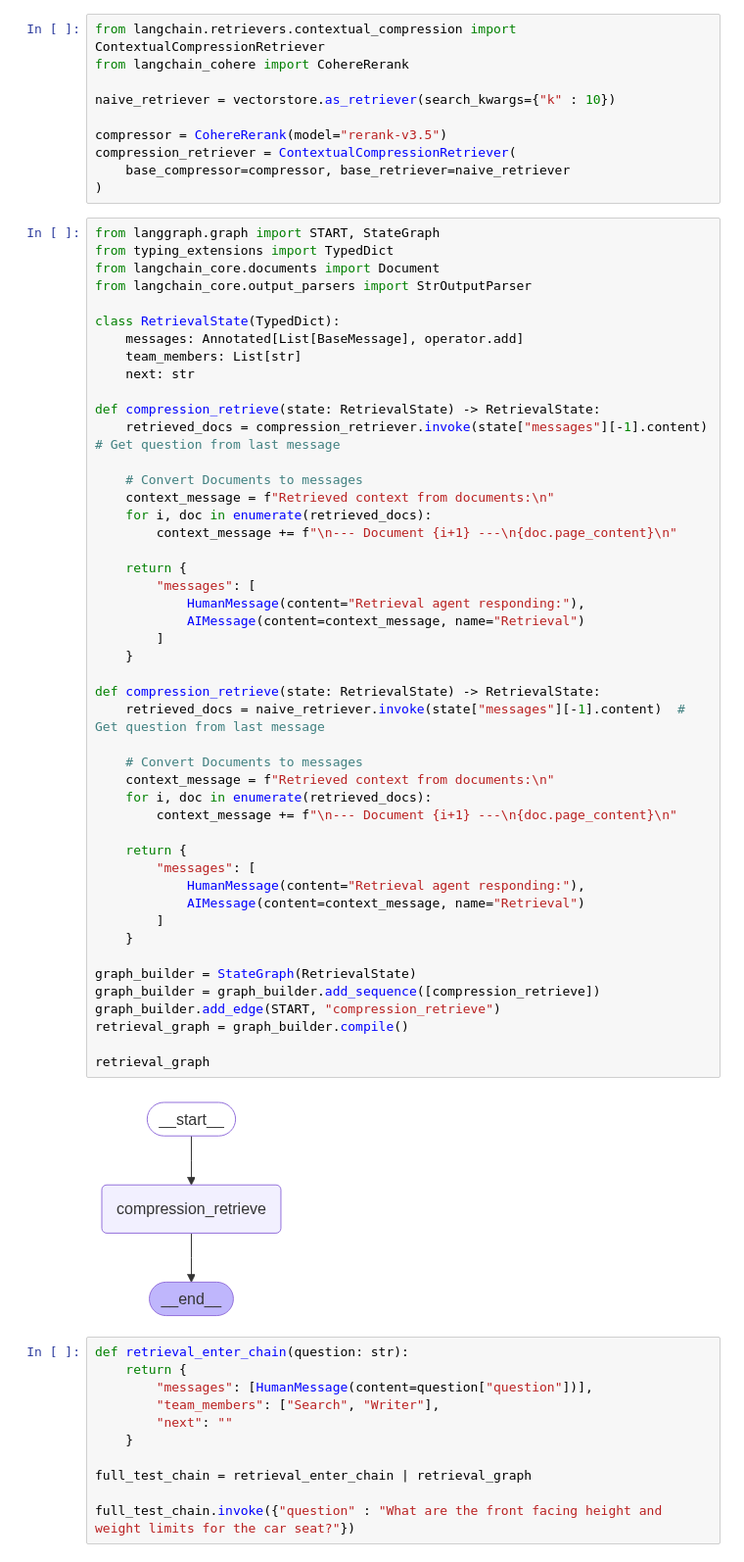
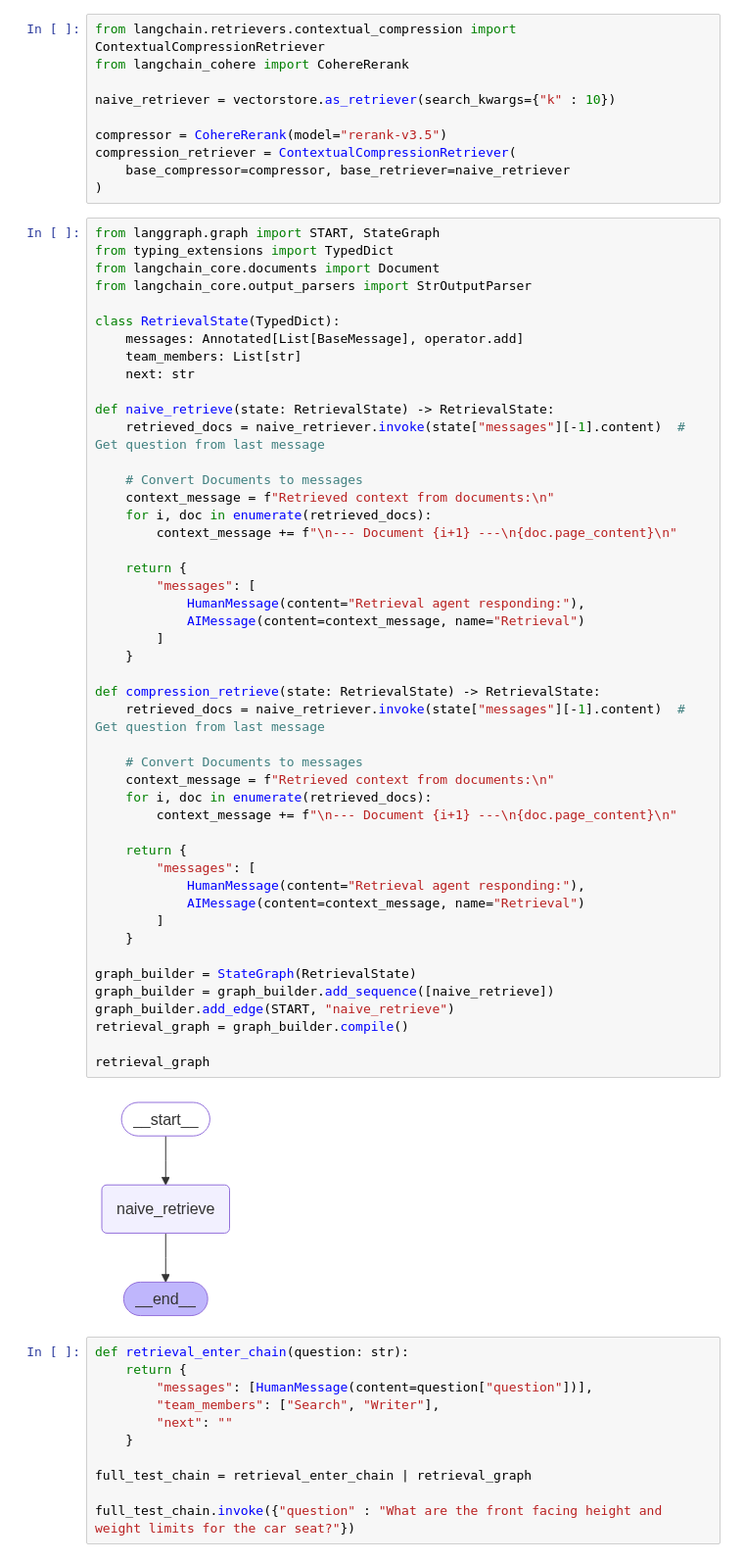
Before and after one commit to Kebniss/AIE7, a Jupyter notebook: 11_Assignment/development_v1.ipynb, the cells around one changed output. Shown at 98% size. Drawn from its saved outputs; the diff is of its cells as text.

```diff
--- a/11_Assignment/development_v1.ipynb
+++ b/11_Assignment/development_v1.ipynb
@@ -141,44 +141,44 @@ class RetrievalState(TypedDict):
     team_members: List[str]
     next: str
 
-def compression_retrieve(state: RetrievalState) -> RetrievalState:
-    retrieved_docs = compression_retriever.invoke(state["messages"][-1].content)  # Get question from last message
+def naive_retrieve(state: RetrievalState) -> RetrievalState:
+    retrieved_docs = naive_retriever.invoke(state["messages"][-1].content)  # Get question from last message
 
     # Convert Documents to messages
     context_message = f"Retrieved context from documents:\n"
     for i, doc in enumerate(retrieved_docs):
         context_message += f"\n--- Document {i+1} ---\n{doc.page_content}\n"
 
     return {
         "messages": [
             HumanMessage(content="Retrieval agent responding:"),
             AIMessage(content=context_message, name="Retrieval")
         ]
     }
 
 def compression_retrieve(state: RetrievalState) -> RetrievalState:
     retrieved_docs = naive_retriever.invoke(state["messages"][-1].content)  # Get question from last message
 
     # Convert Documents to messages
     context_message = f"Retrieved context from documents:\n"
     for i, doc in enumerate(retrieved_docs):
         context_message += f"\n--- Document {i+1} ---\n{doc.page_content}\n"
 
     return {
         "messages": [
             HumanMessage(content="Retrieval agent responding:"),
             AIMessage(content=context_message, name="Retrieval")
         ]
     }
 
 graph_builder = StateGraph(RetrievalState)
-graph_builder = graph_builder.add_sequence([compression_retrieve])
-graph_builder.add_edge(START, "compression_retrieve")
+graph_builder = graph_builder.add_sequence([naive_retrieve])
+graph_builder.add_edge(START, "naive_retrieve")
 retrieval_graph = graph_builder.compile()
 
 retrieval_graph
 # %% [output]
-[figure, old version]
+[figure, new version]
 # %%
 def retrieval_enter_chain(question: str):
     return {
```
Also changed, not shown: parts of 20 cells of this notebook.
